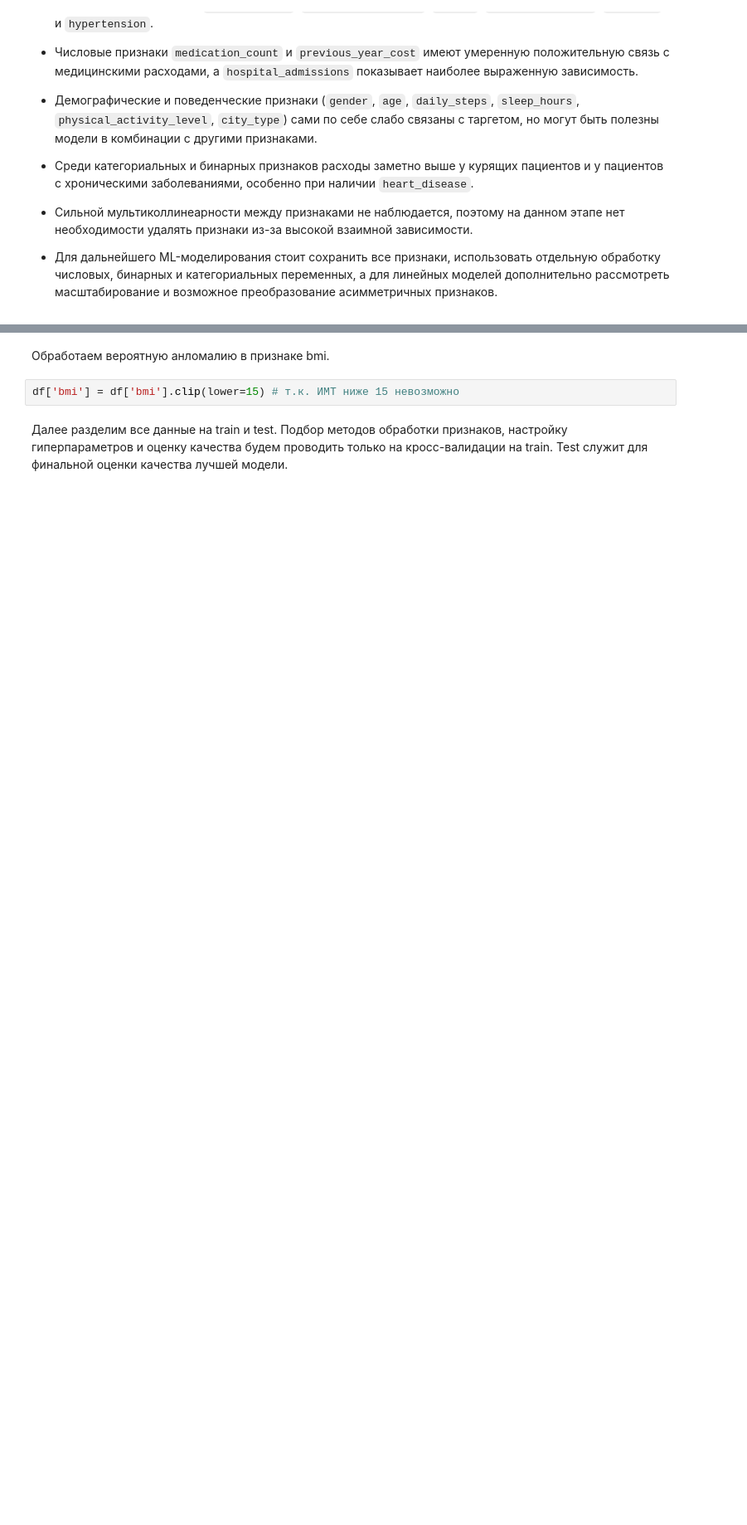
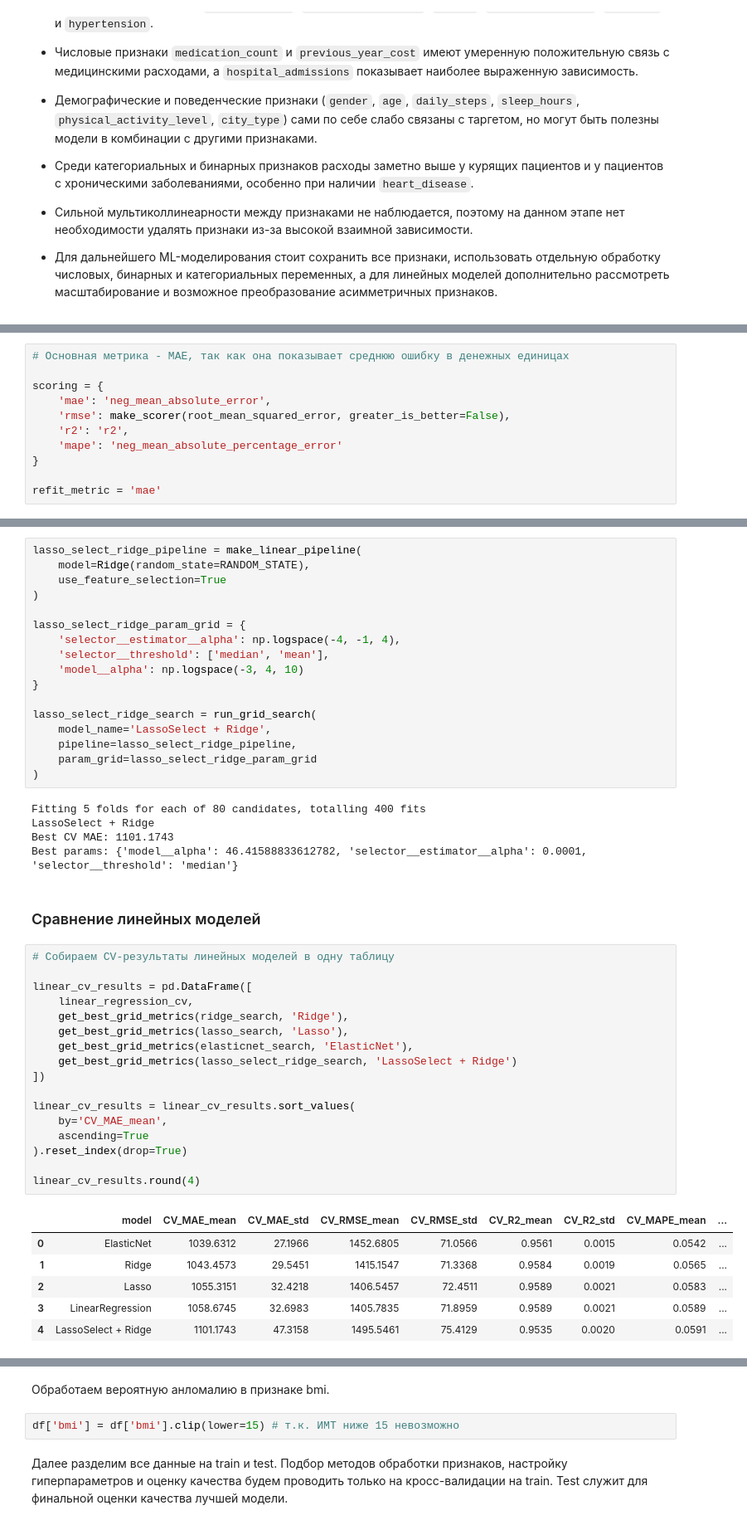
Before and after one commit to horacemtb/medcost-prediction-app, a Jupyter notebook: notebooks/full-research.ipynb, the cells around one changed output, grey strips where cells are left out. Shown at 83% size. Drawn from its saved outputs; the diff is of its cells as text; blank space fills up the shorter version.

```diff
--- a/notebooks/full-research.ipynb
+++ b/notebooks/full-research.ipynb
@@ -1202,0 +1402,11 @@ plt.show()
+# %%
+# Основная метрика - MAE, так как она показывает среднюю ошибку в денежных единицах
+
+scoring = {
+    'mae': 'neg_mean_absolute_error',
+    'rmse': make_scorer(root_mean_squared_error, greater_is_better=False),
+    'r2': 'r2',
+    'mape': 'neg_mean_absolute_percentage_error'
+}
+
+refit_metric = 'mae'
@@ -1202,0 +1731,48 @@ plt.show()
+# %%
+lasso_select_ridge_pipeline = make_linear_pipeline(
+    model=Ridge(random_state=RANDOM_STATE),
+    use_feature_selection=True
+)
+
+lasso_select_ridge_param_grid = {
+    'selector__estimator__alpha': np.logspace(-4, -1, 4),
+    'selector__threshold': ['median', 'mean'],
+    'model__alpha': np.logspace(-3, 4, 10)
+}
+
+lasso_select_ridge_search = run_grid_search(
+    model_name='LassoSelect + Ridge',
+    pipeline=lasso_select_ridge_pipeline,
+    param_grid=lasso_select_ridge_param_grid
+)
+# %% [output]
+Fitting 5 folds for each of 80 candidates, totalling 400 fits
+LassoSelect + Ridge
+Best CV MAE: 1101.1743
+Best params: {'model__alpha': 46.41588833612782, 'selector__estimator__alpha': 0.0001, 'selector__threshold': 'median'}
+# %% [markdown]
+### Сравнение линейных моделей
+# %%
+# Собираем CV-результаты линейных моделей в одну таблицу
+
+linear_cv_results = pd.DataFrame([
+    linear_regression_cv,
+    get_best_grid_metrics(ridge_search, 'Ridge'),
+    get_best_grid_metrics(lasso_search, 'Lasso'),
+    get_best_grid_metrics(elasticnet_search, 'ElasticNet'),
+    get_best_grid_metrics(lasso_select_ridge_search, 'LassoSelect + Ridge')
+])
+
+linear_cv_results = linear_cv_results.sort_values(
+    by='CV_MAE_mean',
+    ascending=True
+).reset_index(drop=True)
+
+linear_cv_results.round(4)
+# %% [output]
+|  | model | CV_MAE_mean | CV_MAE_std | CV_RMSE_mean | CV_RMSE_std | CV_R2_mean | CV_R2_std | CV_MAPE_mean | ... |
+| 0 | ElasticNet | 1039.6312 | 27.1966 | 1452.6805 | 71.0566 | 0.9561 | 0.0015 | 0.0542 | ... |
+| 1 | Ridge | 1043.4573 | 29.5451 | 1415.1547 | 71.3368 | 0.9584 | 0.0019 | 0.0565 | ... |
+| 2 | Lasso | 1055.3151 | 32.4218 | 1406.5457 | 72.4511 | 0.9589 | 0.0021 | 0.0583 | ... |
+| 3 | LinearRegression | 1058.6745 | 32.6983 | 1405.7835 | 71.8959 | 0.9589 | 0.0021 | 0.0589 | ... |
+| 4 | LassoSelect + Ridge | 1101.1743 | 47.3158 | 1495.5461 | 75.4129 | 0.9535 | 0.0020 | 0.0591 | ... |
```
Also changed, not shown: parts of 54 cells of this notebook.
